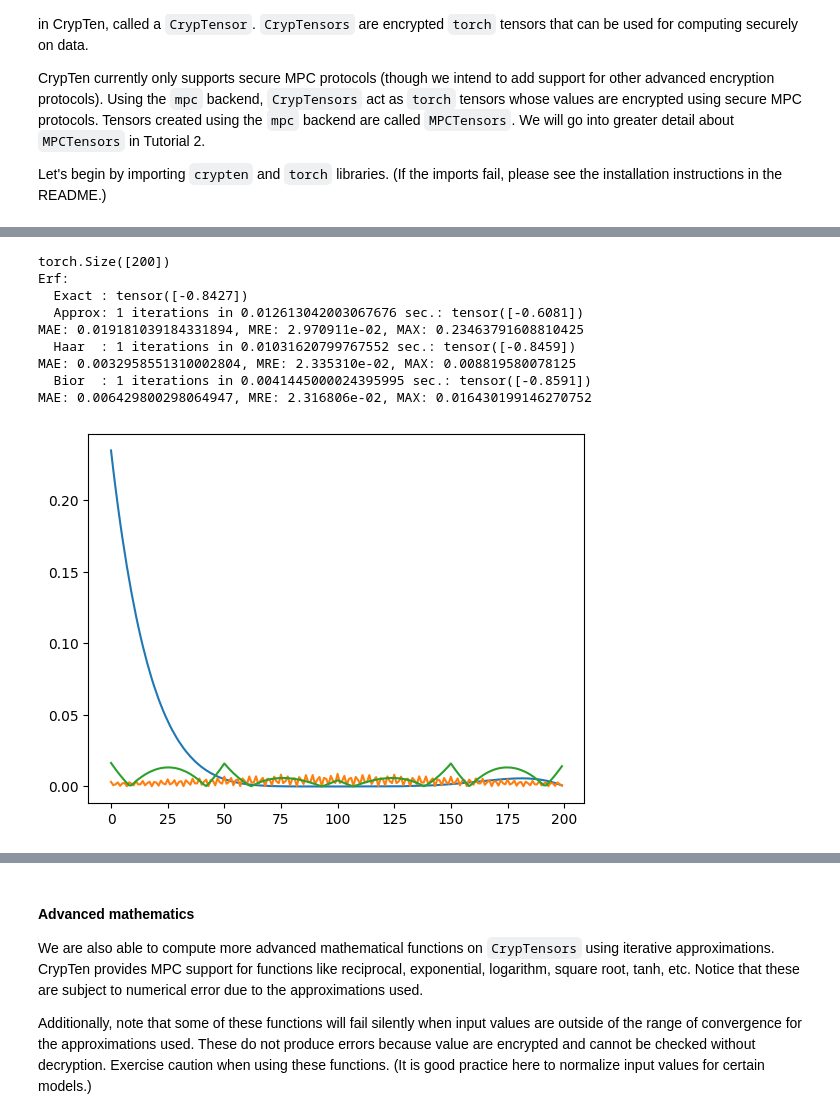
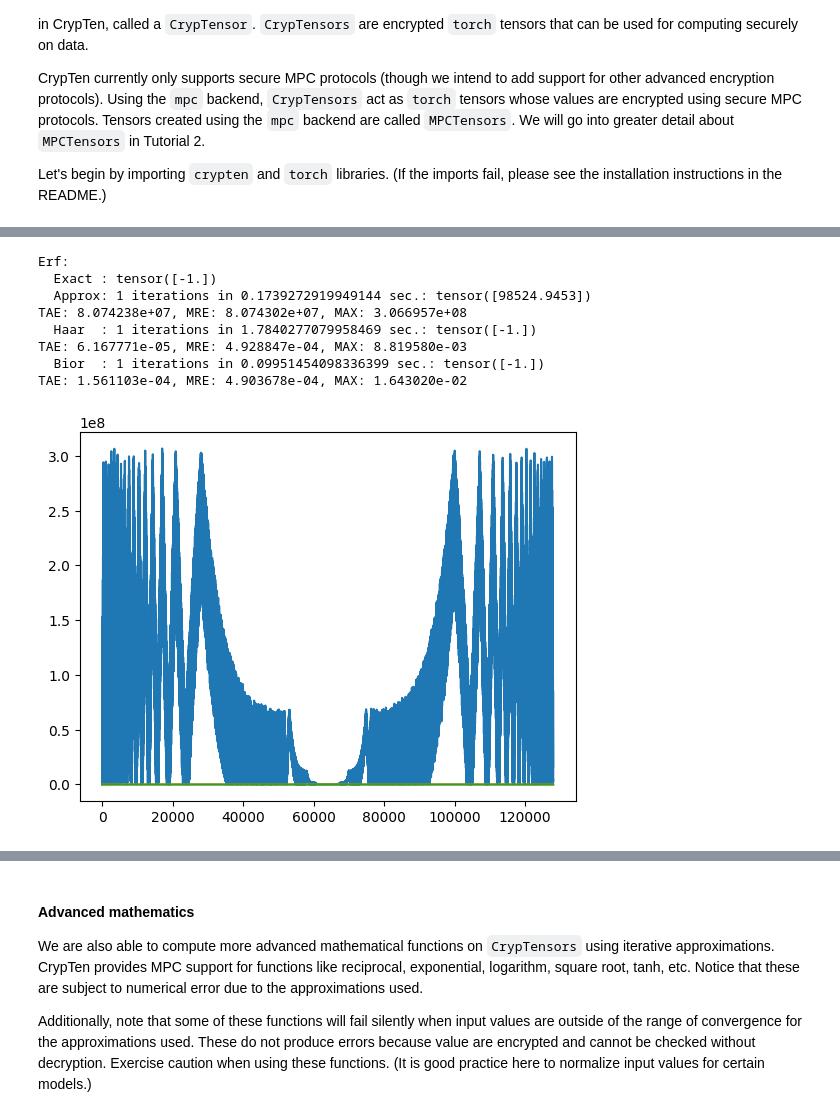
Before and after one commit to jimouris/curl, a Jupyter notebook: tutorials/Tutorial_0_Function_Approximations.ipynb, the cells around one changed output, grey strips where cells are left out. Cells and saved outputs as stored; diff of their text form; code cells hidden in the pictures.

```diff
--- a/tutorials/Tutorial_0_Function_Approximations.ipynb
+++ b/tutorials/Tutorial_0_Function_Approximations.ipynb
@@ -220,5 +210,5 @@ MAE: 0.014203403145074844, MRE: 4.897830e-03, MAX: 2.84255313873291
 # %%
-x = torch.arange(0.1, 8, 0.01)
+x = torch.arange(0.0, 16, 0.001)
 print(x.size())
 x_enc = crypten.cryptensor(x)
 
@@ -259,5 +249,5 @@ MAE: 0.0011662871111184359, MRE: 2.824123e-03, MAX: 0.06840977072715759
 # %%
-x = torch.arange(0.1, 64, 0.01)
+x = torch.arange(0.001, 64, 0.001)
 print(x.size())
 x_enc = crypten.cryptensor(x)
 
@@ -298,11 +288,11 @@ MAE: 0.3214499056339264, MRE: 4.258255e-01, MAX: 135.8702850341797
 # %%
-# x = torch.arange(-10, 10, 0.01)
-x = torch.rand((2, 2))
+x = torch.arange(0, 64, 0.001)
+# x = torch.rand((2, 2))
 print(x.size())
 x_enc = crypten.cryptensor(x)
 
 print("\nSin:")
-print("  Exact :", x.sin()[:print_terms])
+# print("  Exact :", x.sin()[:print_terms])
 with cfg.temp_override({"functions.trigonometry_method": 'NR'}):
     start1 = timeit.default_timer()
     for _ in range(num_iters):
@@ -367,4 +356,7 @@ MAE: 0.001384437084197998, MRE: 1.731901e-03, MAX: 0.0022628307342529297
 # %%
+x = torch.arange(-64, 64, 0.001)
+x_enc = crypten.cryptensor(x)
+
 print("\nSigmoid:")
 print("  Exact :", x.sigmoid()[:print_terms])
 with cfg.temp_override({"functions.sigmoid_tanh_method": 'reciprocal', "functions.reciprocal_method": 'NR', "functions.exp_method": 'limit'}):
@@ -429,37 +421,36 @@ MAE: 0.0008204877376556396, MRE: 1.448274e-03, MAX: 0.0016924142837524414
 # %%
-x = torch.arange(-1, 1, 0.01)
-print(x.size())
-x_enc = crypten.cryptensor(x)
+# x = torch.arange(-1, 1, 0.01)
+# print(x.size())
+# x_enc = crypten.cryptensor(x)
 
 print("Erf:")
 print("  Exact :", x.erf()[:print_terms])
 with cfg.temp_override({"functions.erf_method": 'Taylor'}):
     start1 = timeit.default_timer()
     for _ in range(num_iters):
         z_enc = x_enc.erf()  # Private
     print("  Approx:", num_iters, "iterations in",  timeit.default_timer() - start1, "sec.:", z_enc.get_plain_text()[:print_terms])
     print_diff(x.erf(), z_enc)
 with cfg.temp_override({"functions.erf_method": 'haar'}):
     start1 = timeit.default_timer()
     for _ in range(num_iters):
         z_enc = x_enc.erf()  # Private
     print("  Haar  :", num_iters, "iterations in",  timeit.default_timer() - start1, "sec.:", z_enc.get_plain_text()[:print_terms])
     print_diff(x.erf(), z_enc)
 with cfg.temp_override({"functions.erf_method": 'bior'}):
     start1 = timeit.default_timer()
     for _ in range(num_iters):
         z_enc = x_enc.erf()  # Private
     print("  Bior  :", num_iters, "iterations in",  timeit.default_timer() - start1, "sec.:", z_enc.get_plain_text()[:print_terms])
     print_diff(x.erf(), z_enc)
 # %% [output]
-torch.Size([200])
 Erf:
-  Exact : tensor([-0.8427])
-  Approx: 1 iterations in 0.012613042003067676 sec.: tensor([-0.6081])
-MAE: 0.019181039184331894, MRE: 2.970911e-02, MAX: 0.23463791608810425
-  Haar  : 1 iterations in 0.01031620799767552 sec.: tensor([-0.8459])
-MAE: 0.0032958551310002804, MRE: 2.335310e-02, MAX: 0.008819580078125
-  Bior  : 1 iterations in 0.0041445000024395995 sec.: tensor([-0.8591])
-MAE: 0.006429800298064947, MRE: 2.316806e-02, MAX: 0.016430199146270752
+  Exact : tensor([-1.])
+  Approx: 1 iterations in 0.1739272919949144 sec.: tensor([98524.9453])
+TAE: 8.074238e+07, MRE: 8.074302e+07, MAX: 3.066957e+08
+  Haar  : 1 iterations in 1.7840277079958469 sec.: tensor([-1.])
+TAE: 6.167771e-05, MRE: 4.928847e-04, MAX: 8.819580e-03
+  Bior  : 1 iterations in 0.09951454098336399 sec.: tensor([-1.])
+TAE: 1.561103e-04, MRE: 4.903678e-04, MAX: 1.643020e-02
-[figure, old version]
+[figure, new version]
 # %%
```
Also changed, not shown: parts of 17 cells of this notebook, 3 other files.
